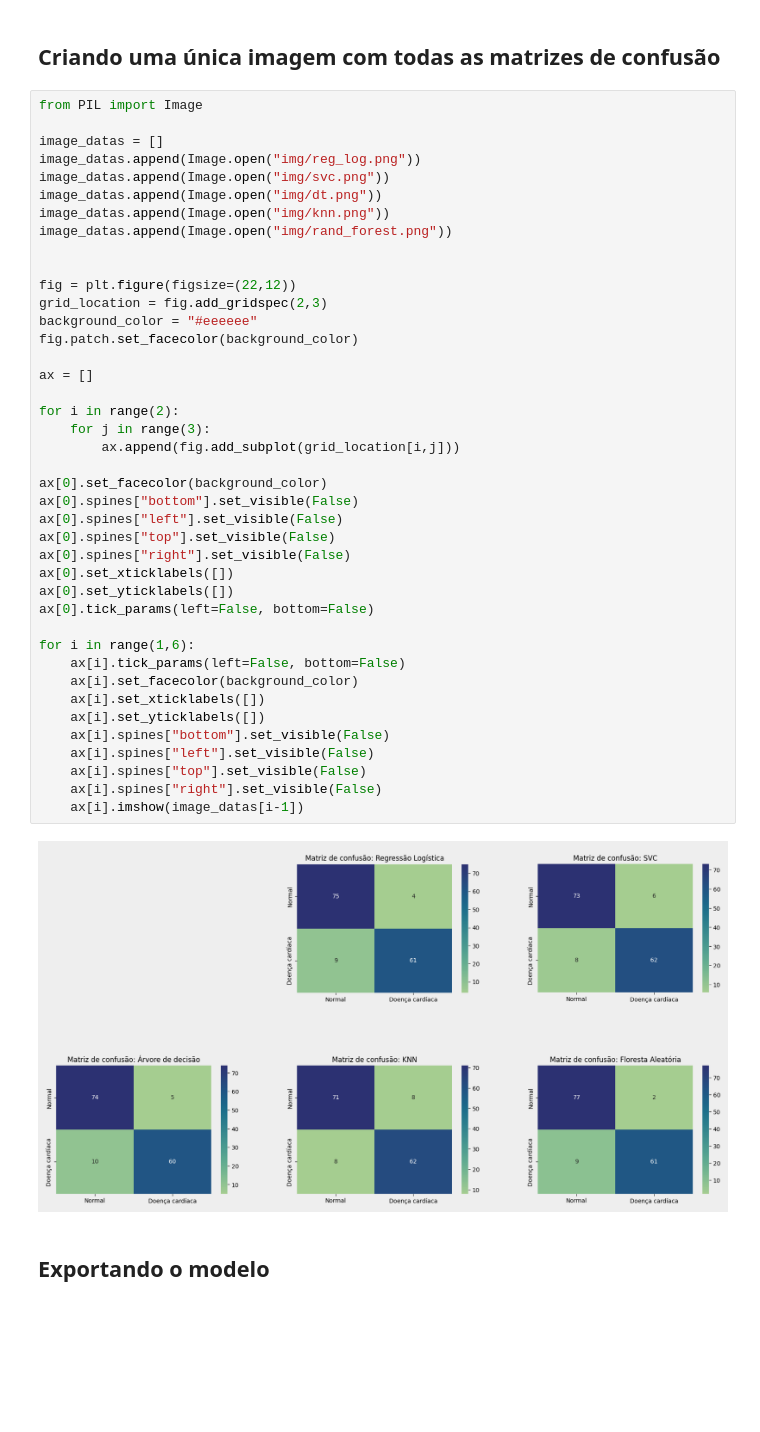
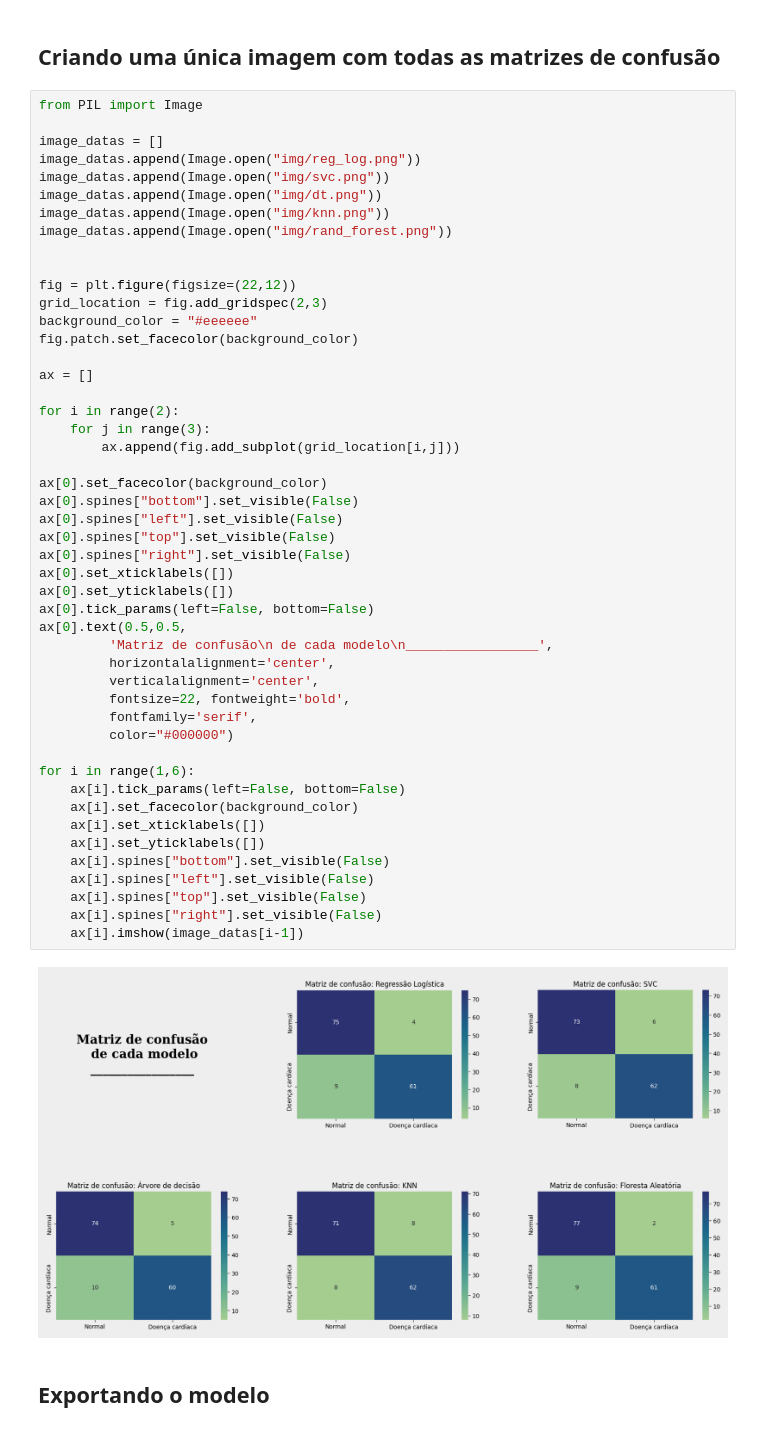
Before and after one commit to rafa-rm/TFG-Rafael, a Jupyter notebook: Analise_Exploratoria_TFG_rafael(1).ipynb, the cells around one changed output. Cells and saved outputs as stored; diff of their text form; blank space fills up the shorter version.

Commit message:
Update correlation matrix images

```diff
--- a/Analise_Exploratoria_TFG_rafael(1).ipynb
+++ b/Analise_Exploratoria_TFG_rafael(1).ipynb
@@ -832,34 +832,41 @@ fig = plt.figure(figsize=(22,12))
 grid_location = fig.add_gridspec(2,3)
 background_color = "#eeeeee"
 fig.patch.set_facecolor(background_color)
 
 ax = []
 
 for i in range(2):
     for j in range(3):
         ax.append(fig.add_subplot(grid_location[i,j]))
 
 ax[0].set_facecolor(background_color)
 ax[0].spines["bottom"].set_visible(False)
 ax[0].spines["left"].set_visible(False)
 ax[0].spines["top"].set_visible(False)
 ax[0].spines["right"].set_visible(False)
 ax[0].set_xticklabels([])
 ax[0].set_yticklabels([])
 ax[0].tick_params(left=False, bottom=False)
+ax[0].text(0.5,0.5,
+         'Matriz de confusão\n de cada modelo\n_________________',
+         horizontalalignment='center',
+         verticalalignment='center',
+         fontsize=22, fontweight='bold',
+         fontfamily='serif',
+         color="#000000")
 
 for i in range(1,6):
     ax[i].tick_params(left=False, bottom=False)
     ax[i].set_facecolor(background_color)
     ax[i].set_xticklabels([])
     ax[i].set_yticklabels([])
     ax[i].spines["bottom"].set_visible(False)
     ax[i].spines["left"].set_visible(False)
     ax[i].spines["top"].set_visible(False)
     ax[i].spines["right"].set_visible(False)
     ax[i].imshow(image_datas[i-1])
 # %% [output]
-[figure, old version]
+[figure, new version]
 # %% [markdown]
 ## Exportando o modelo
 # %%
```
Also changed, not shown: 1 other file.
